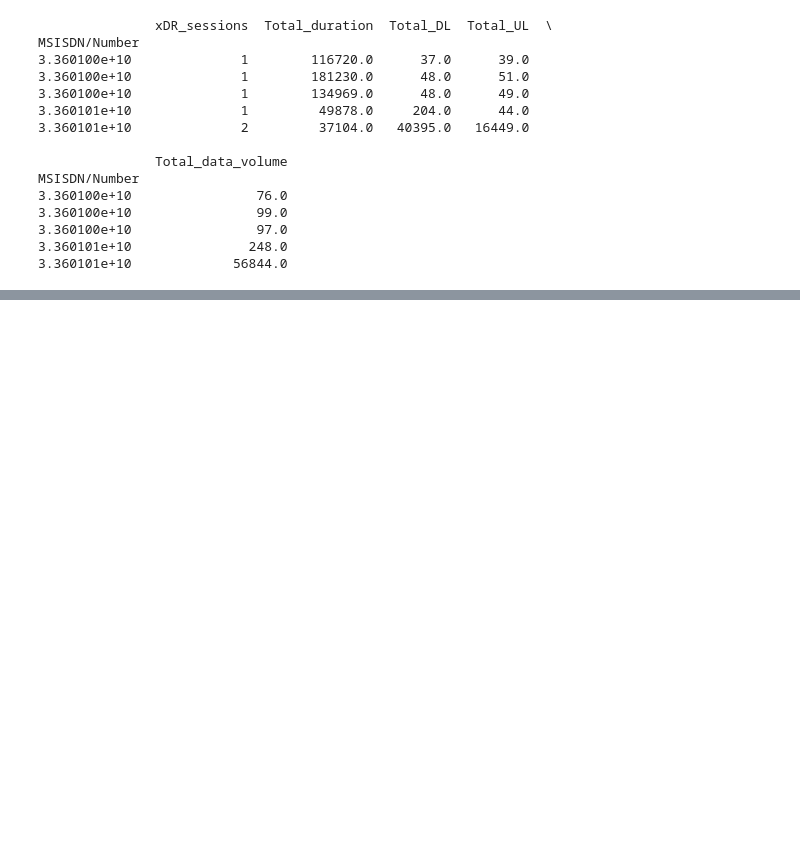
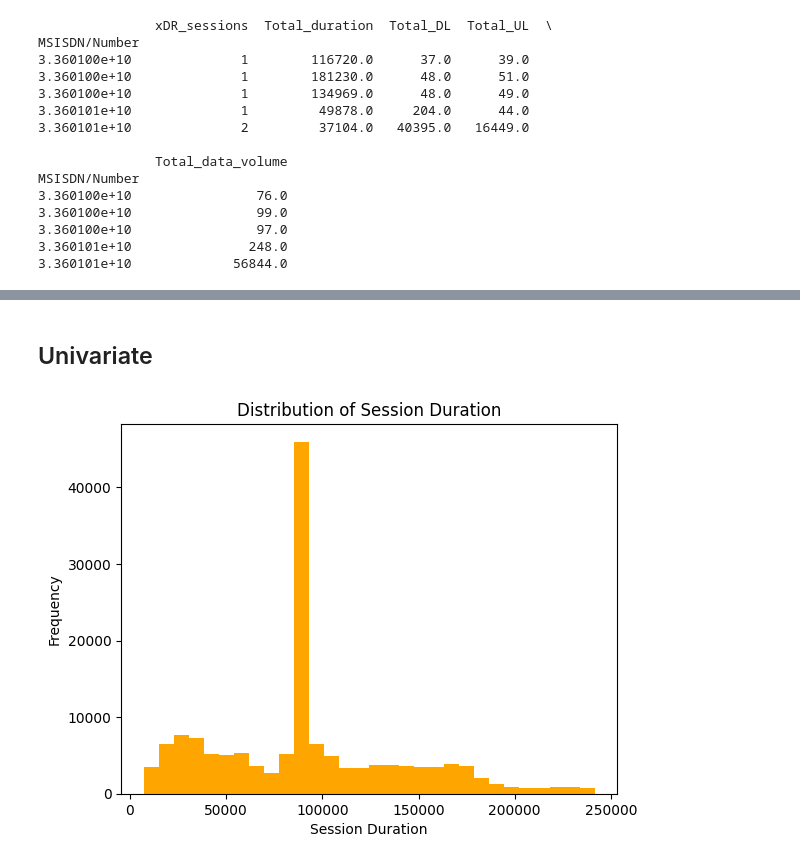
Before and after one commit to amannnnnyyyy/Telecommunication-Analysis-TellCo-, a Jupyter notebook: notebooks/telecom.ipynb, the cells around one changed output, grey strips where cells are left out. Drawn from its saved outputs; the diff is of its cells as text; code cells hidden in the pictures; blank space fills up the shorter version.

```diff
--- a/notebooks/telecom.ipynb
+++ b/notebooks/telecom.ipynb
@@ -176,0 +173,14 @@ MSISDN/Number
+# %%
+# Check for missing values
+missing_values = data.isnull().sum()
+print("Missing Values:\n", missing_values)
+
+# Fill missing categorical columns with mode (most frequent value)
+for col in data.select_dtypes(include=['object']).columns:
+    data[col].fillna(data[col].mode()[0], inplace=True)
+
+#numerical
+for col in data.select_dtypes(include=[int, float]).columns:
+    # Check if there are any non-null values in the column
+    if data[col].notnull().any():
+        data[col].fillna(data[col].mean(), inplace=True)
@@ -176,0 +302,19 @@ MSISDN/Number
+# %%
+# Create deciles based on total session duration
+data['duration_decile'] = pd.qcut(data['Dur. (ms)'], 5, labels=False, duplicates='drop')
+data['Total_data_volume'] = data['Total DL (Bytes)'] + data['Total UL (Bytes)']
+
+
+#data['duration_decile'] = pd.qcut(data['session_duration'], 10, labels=False)
+
+# Aggregate data based on deciles
+# decile_agg = data.groupby('duration_decile').agg({
+#     'Total DL (Bytes)': 'sum',
+#     'Total UL (Bytes)': 'sum',
+#     'Total_data_volume': 'sum'
+# }).reset_index()
+
+# decile_agg.head()
+
+decile_summary = data.groupby('Dur. (ms)')['Total_data_volume'].mean().reset_index()
+print(decile_summary)
@@ -176,0 +344,11 @@ MSISDN/Number
+# %% [markdown]
+## Univariate
+# %%
+# Plot distribution of session duration
+data['Dur. (ms)'].plot(kind='hist', bins=30, color='orange')
+plt.title('Distribution of Session Duration')
+plt.xlabel('Session Duration')
+plt.ylabel('Frequency')
+plt.show()
+# %% [output]
+[figure, added]
```
Also changed, not shown: parts of 11 cells of this notebook.
